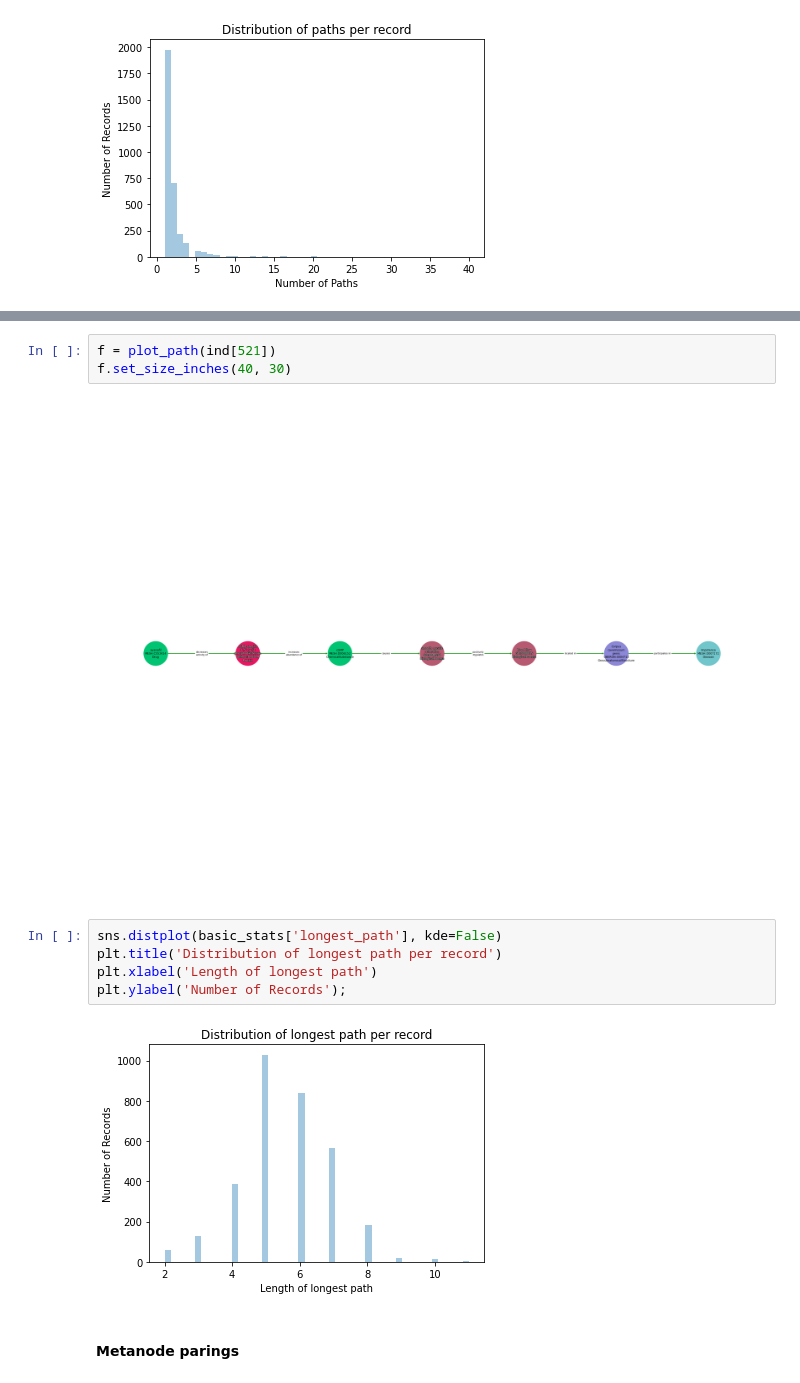
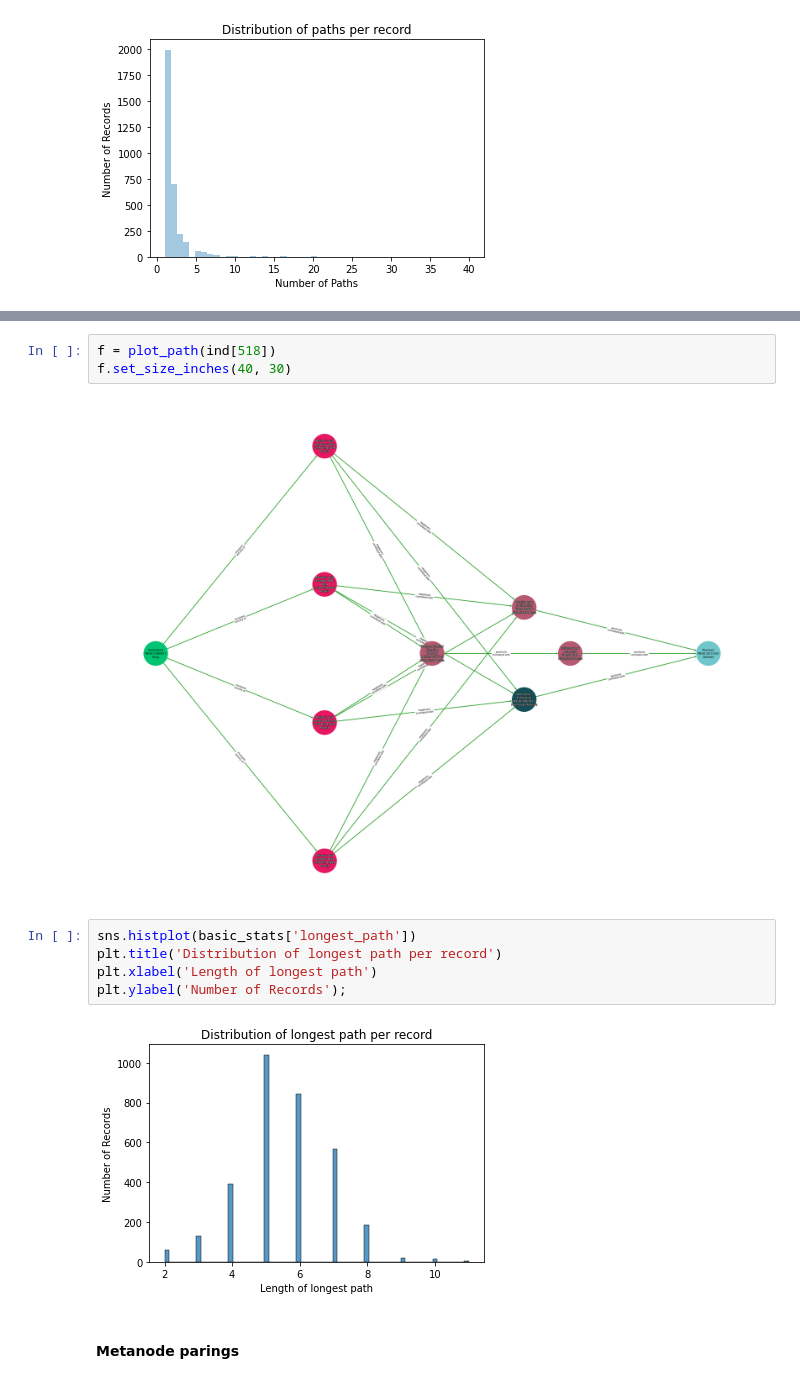
Before and after one commit to SuLab/DMDB_Analysis, a Jupyter notebook: 1_code/1_basic_dmdb_analysis.ipynb, the cells around one changed output, grey strips where cells are left out. Saved outputs shown, nothing was run; the diff lists cells and outputs as text.

```diff
--- a/1_code/1_basic_dmdb_analysis.ipynb
+++ b/1_code/1_basic_dmdb_analysis.ipynb
@@ -219,17 +219,17 @@ basic_stats.query('n_paths > 10')
 | 2442 | 2442 | DB:DB00806 | MESH:D016491 | 19 | 26 | 24 | 9 | 9 |
 | 3016 | 3016 | DB:DB00370 | MESH:D003865 | 10 | 14 | 12 | 5 | 5 |
 # %%
-f = plot_path(ind[521])
+f = plot_path(ind[518])
 f.set_size_inches(40, 30)
 # %% [output]
-[figure, old version]
+[figure, new version]
 # %%
-sns.distplot(basic_stats['longest_path'], kde=False)
+sns.histplot(basic_stats['longest_path'])
 plt.title('Distribution of longest path per record')
 plt.xlabel('Length of longest path')
 plt.ylabel('Number of Records');
 # %% [output]
-[figure, old version]
+[figure, new version]
 # %% [markdown]
 #### Metanode parings
 # %%
```
Also changed, not shown: parts of 12 cells of this notebook.
